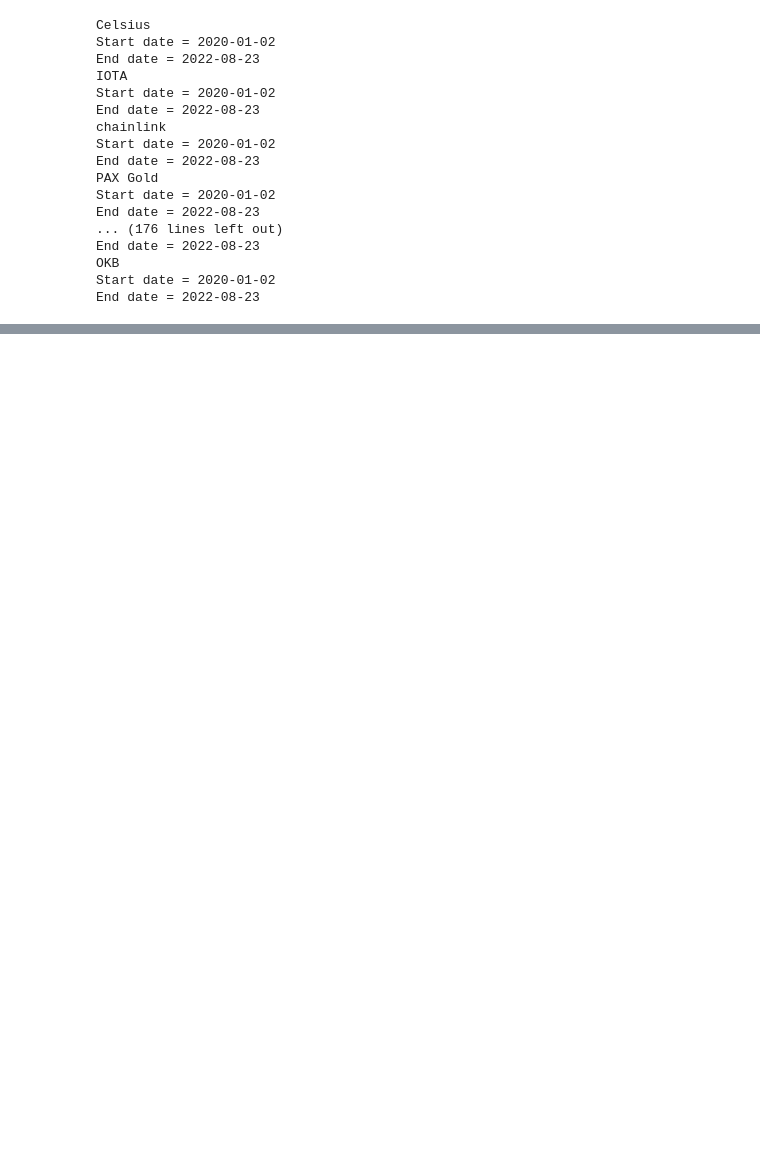
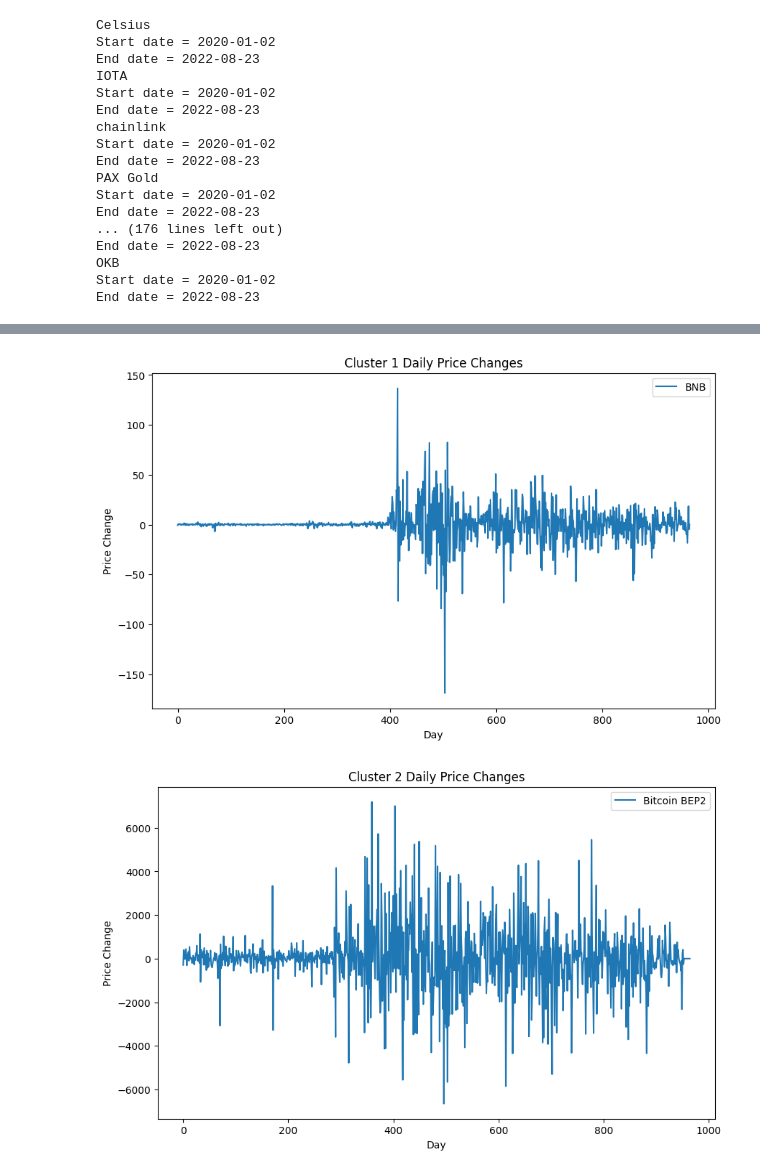
Before and after one commit to atavice/cryptoTrade, a Jupyter notebook: drafts.ipynb, the cells around one changed output, grey strips where cells are left out. Drawn from its saved outputs; the diff is of its cells as text; code cells hidden in the pictures; blank space fills up the shorter version.

Commit message:
coins are clustered according to daily changes

```diff
--- a/drafts.ipynb
+++ b/drafts.ipynb
@@ -153,0 +232,13 @@ ready_dataframes['IOTA']
+# %%
+# Assuming you have a dictionary of DataFrames where each DataFrame represents data for a coin
+# The dictionary keys represent the coin names
+
+# Initialize an empty dictionary to store integral of paths for each coin
+daily_change_dict = {}
+
+# Compute the daily change for each coin
+for coin, df in ready_dataframes.items():
+    daily_changes_list = []  # Create a new list for each coin
+    for i in range(len(df)-1):
+        daily_changes_list.append(df.iloc[i+1, 4] - df.iloc[i, 4])   # Assuming the 5th column is index 4
+    daily_change_dict[coin] = daily_changes_list
@@ -153,0 +299,19 @@ ready_dataframes['IOTA']
+# %%
+import matplotlib.pyplot as plt
+
+# Plot daily price changes for each cluster
+for i in range(k):
+    cluster_coins = [coins[j] for j in range(len(coins)) if cluster_labels[j] == i]
+    cluster_changes = [padded_daily_changes[j] for j in range(len(coins)) if cluster_labels[j] == i]
+
+    plt.figure(figsize=(10, 6))
+    for coin, changes in zip(cluster_coins, cluster_changes):
+        plt.plot(changes, label=coin)
+    plt.title(f'Cluster {i+1} Daily Price Changes')
+    plt.xlabel('Day')
+    plt.ylabel('Price Change')
+    plt.legend()
+    plt.show()
+# %% [output]
+[figure, added]
+[figure, added]
```
Also changed, not shown: parts of 10 cells of this notebook, 1 other file.
